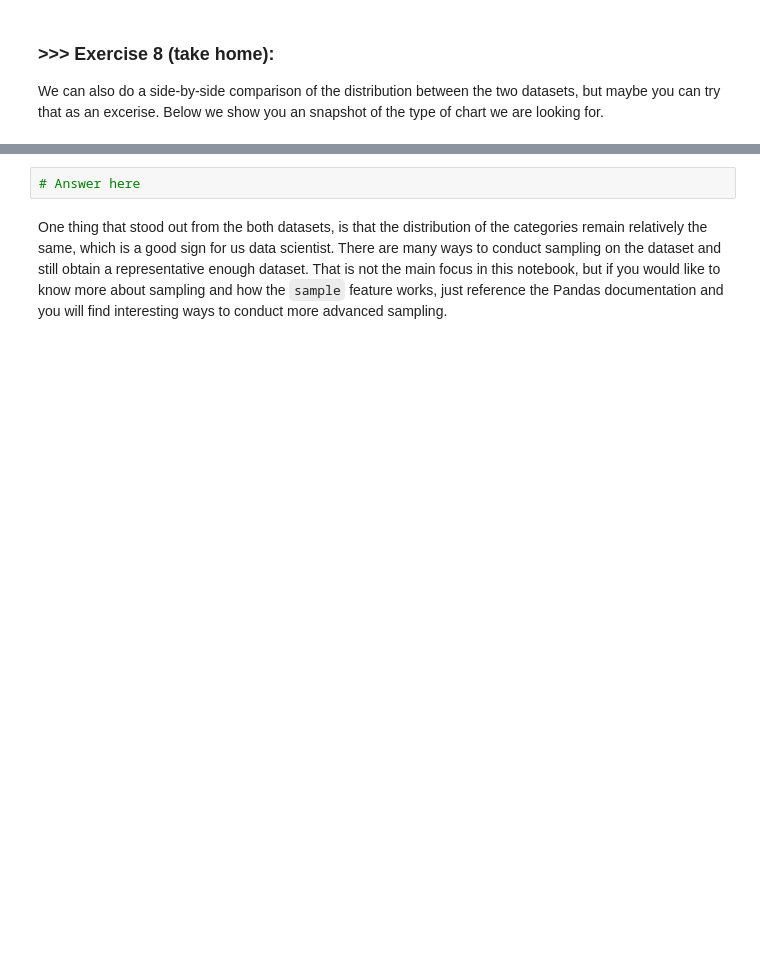
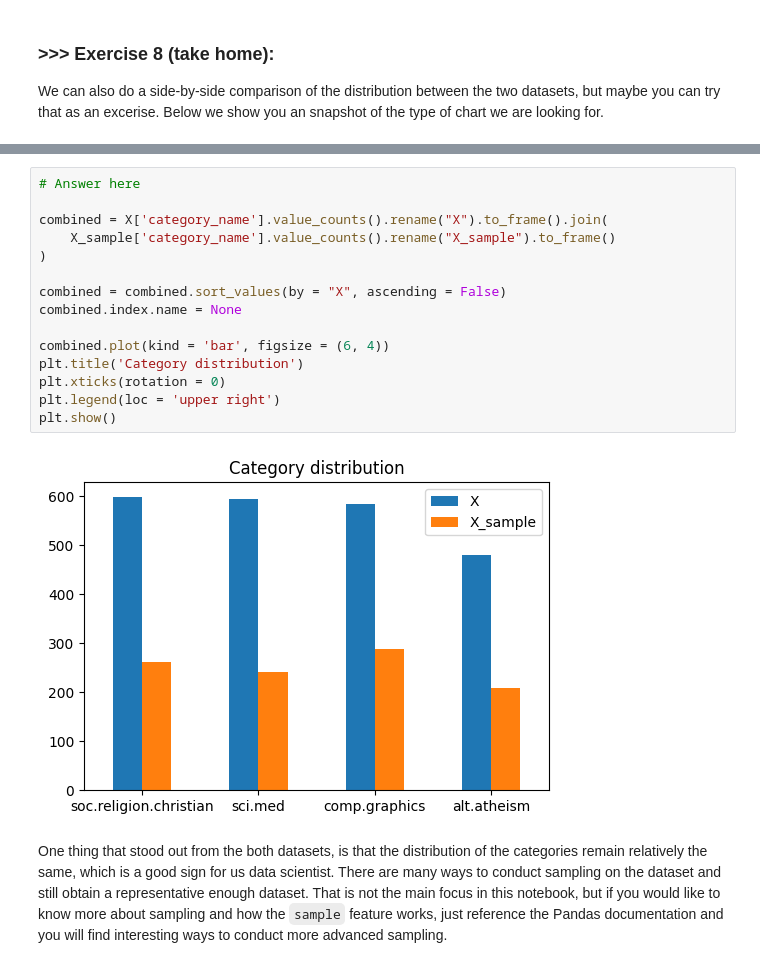
Before and after one commit to linshoufan/DM2025-Lab1-Exercise, a Jupyter notebook: DM2025-Lab1-Master.ipynb, the cells around one changed output, grey strips where cells are left out. Saved outputs shown, nothing was run; the diff lists cells and outputs as text; blank space fills up the shorter version.

```diff
--- a/DM2025-Lab1-Master.ipynb
+++ b/DM2025-Lab1-Master.ipynb
@@ -851,8 +861,23 @@ Notice that for the `ylim` parameters we hardcoded the maximum value for y. Is i
 We can also do a side-by-side comparison of the distribution between the two datasets, but maybe you can try that as an excerise. Below we show you an snapshot of the type of chart we are looking for.
 # %% [markdown]
 ![alt txt](https://i.imgur.com/9eO431H.png)
-# %%
-# Answer here
+# %%
+# Answer here
+
+combined = X['category_name'].value_counts().rename("X").to_frame().join(
+    X_sample['category_name'].value_counts().rename("X_sample").to_frame()
+)
+
+combined = combined.sort_values(by = "X", ascending = False)
+combined.index.name = None
+
+combined.plot(kind = 'bar', figsize = (6, 4))
+plt.title('Category distribution')
+plt.xticks(rotation = 0)
+plt.legend(loc = 'upper right')
+plt.show()
+# %% [output]
+[figure, added]
 # %% [markdown]
 One thing that stood out from the both datasets, is that the distribution of the categories remain relatively the same, which is a good sign for us data scientist. There are many ways to conduct sampling on the dataset and still obtain a representative enough dataset. That is not the main focus in this notebook, but if you would like to know more about sampling and how the `sample` feature works, just reference the Pandas documentation and you will find interesting ways to conduct more advanced sampling.
 # %% [markdown]
```
Also changed, not shown: parts of 16 cells of this notebook.
